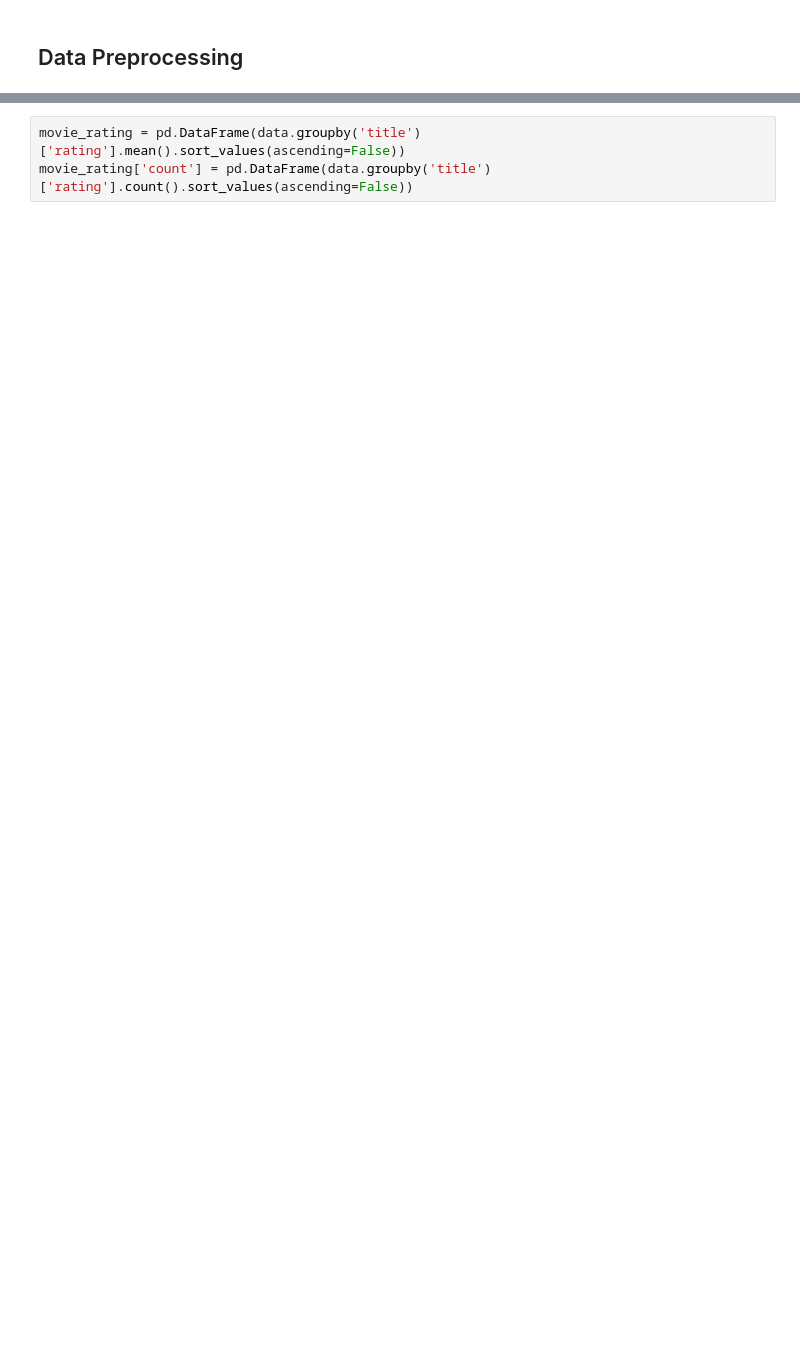
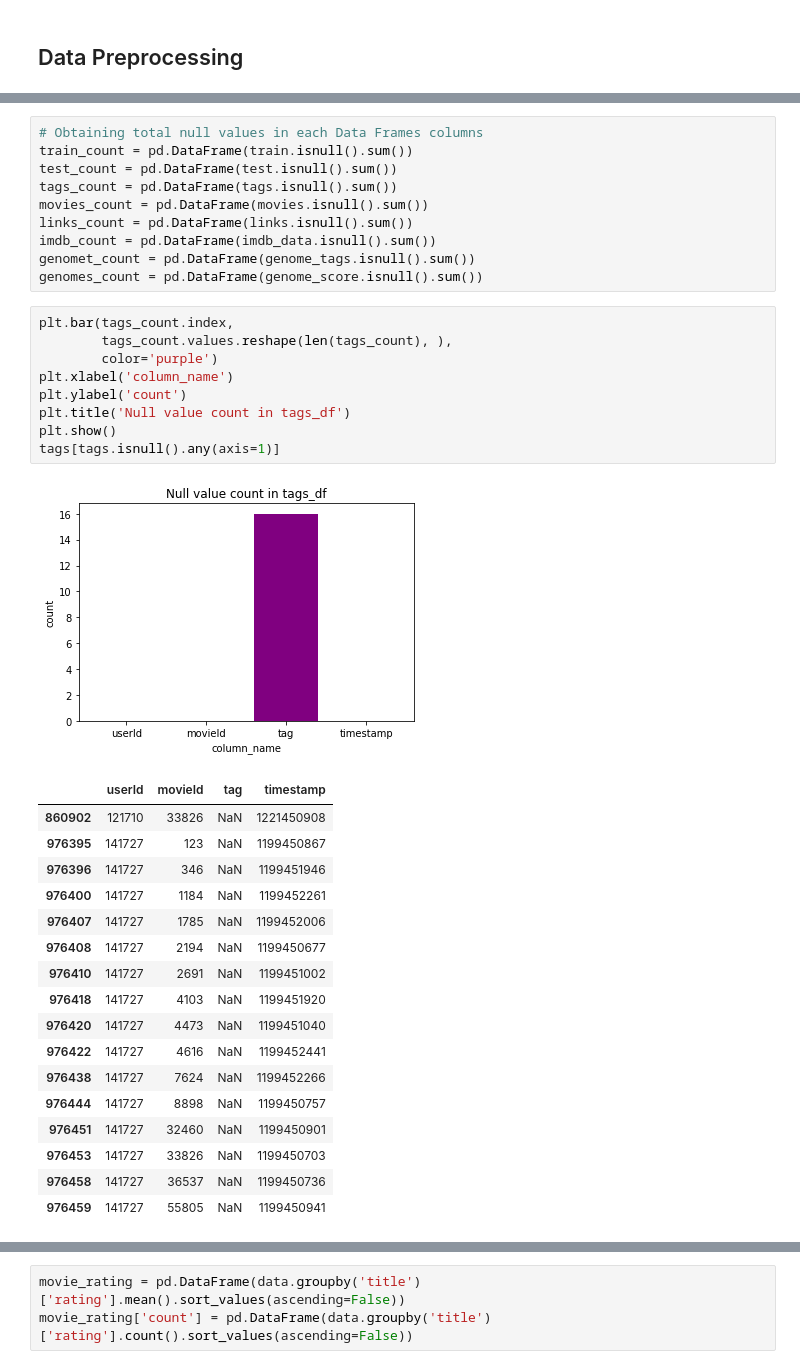
Before and after one commit to MafikengZ/Unsupervised-Learning-Recommender-Systems, a Jupyter notebook: engine.ipynb, the cells around one changed output, grey strips where cells are left out. Drawn from its saved outputs; the diff is of its cells as text; blank space fills up the shorter version.

```diff
--- a/engine.ipynb
+++ b/engine.ipynb
@@ -83,0 +385,38 @@ data.head()
+# %%
+# Obtaining total null values in each Data Frames columns
+train_count = pd.DataFrame(train.isnull().sum())
+test_count = pd.DataFrame(test.isnull().sum())
+tags_count = pd.DataFrame(tags.isnull().sum())
+movies_count = pd.DataFrame(movies.isnull().sum())
+links_count = pd.DataFrame(links.isnull().sum())
+imdb_count = pd.DataFrame(imdb_data.isnull().sum())
+genomet_count = pd.DataFrame(genome_tags.isnull().sum())
+genomes_count = pd.DataFrame(genome_score.isnull().sum())
+# %%
+plt.bar(tags_count.index,
+        tags_count.values.reshape(len(tags_count), ),
+        color='purple')
+plt.xlabel('column_name')
+plt.ylabel('count')
+plt.title('Null value count in tags_df')
+plt.show()
+tags[tags.isnull().any(axis=1)]
+# %% [output]
+[figure, added]
+|  | userId | movieId | tag | timestamp |
+| 860902 | 121710 | 33826 | NaN | 1221450908 |
+| 976395 | 141727 | 123 | NaN | 1199450867 |
+| 976396 | 141727 | 346 | NaN | 1199451946 |
+| 976400 | 141727 | 1184 | NaN | 1199452261 |
+| 976407 | 141727 | 1785 | NaN | 1199452006 |
+| 976408 | 141727 | 2194 | NaN | 1199450677 |
+| 976410 | 141727 | 2691 | NaN | 1199451002 |
+| 976418 | 141727 | 4103 | NaN | 1199451920 |
+| 976420 | 141727 | 4473 | NaN | 1199451040 |
+| 976422 | 141727 | 4616 | NaN | 1199452441 |
+| 976438 | 141727 | 7624 | NaN | 1199452266 |
+| 976444 | 141727 | 8898 | NaN | 1199450757 |
+| 976451 | 141727 | 32460 | NaN | 1199450901 |
+| 976453 | 141727 | 33826 | NaN | 1199450703 |
+| 976458 | 141727 | 36537 | NaN | 1199450736 |
+| 976459 | 141727 | 55805 | NaN | 1199450941 |
```
Also changed, not shown: parts of 80 cells of this notebook.
